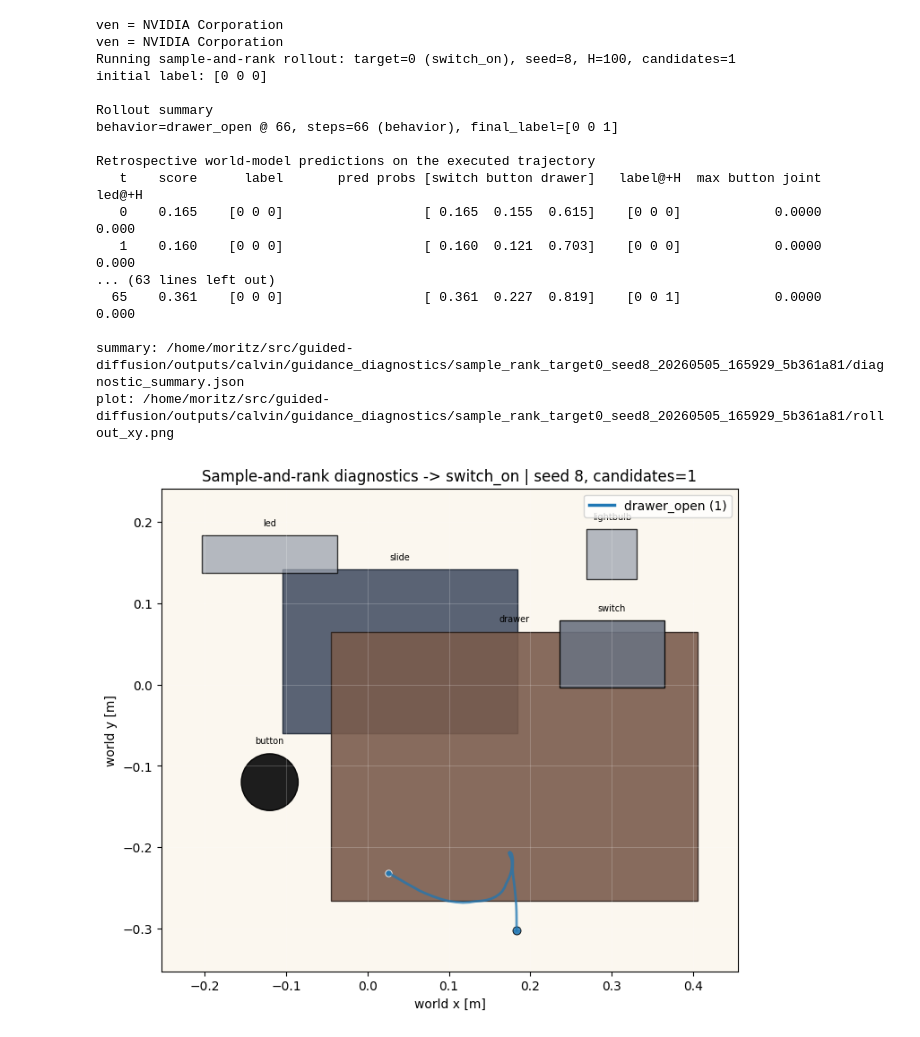
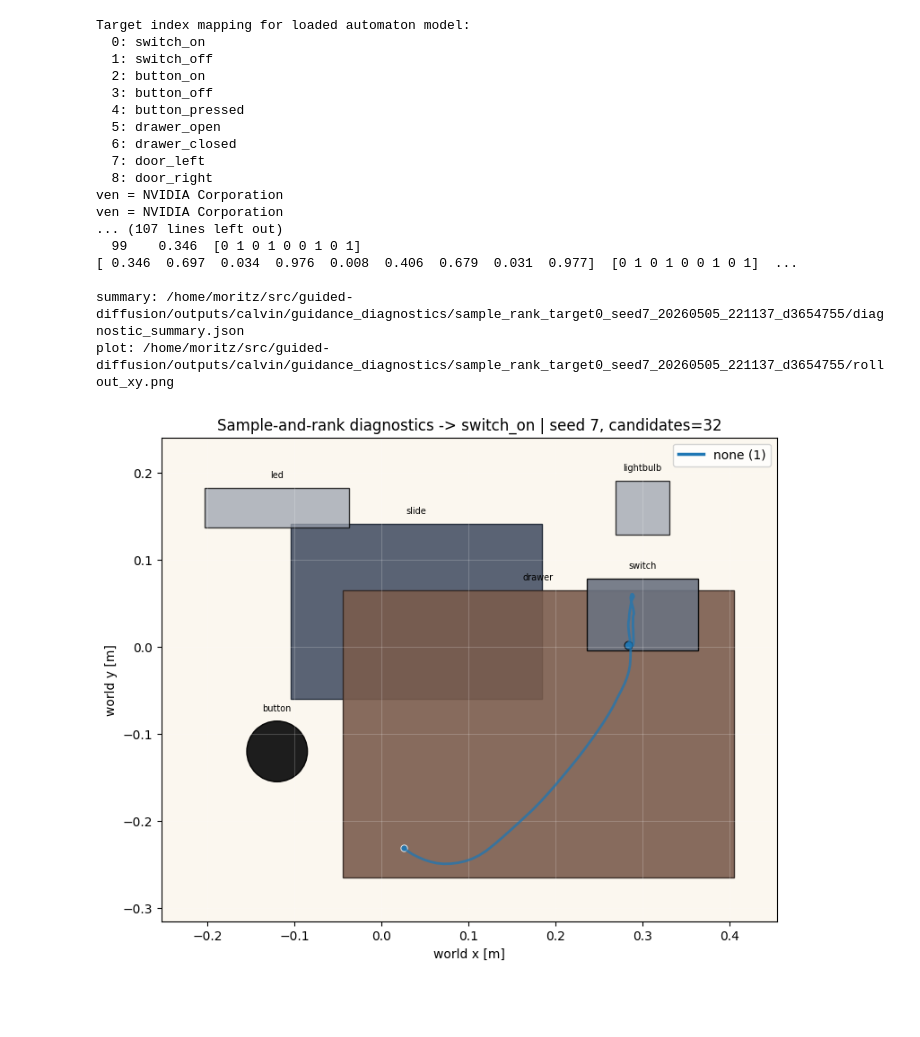
Before and after one commit to moritz-zoellner/guided-diffusion, a Jupyter notebook: calvin_experiments/guidance_diagnostics.ipynb, the cells around one changed output. Cells and saved outputs as stored; diff of their text form; code cells hidden in the pictures; blank space fills up the shorter version.

```diff
--- a/calvin_experiments/guidance_diagnostics.ipynb
+++ b/calvin_experiments/guidance_diagnostics.ipynb
@@ -34,7 +34,7 @@ import robomimic.utils.python_utils as PyUtils
 import robomimic.utils.torch_utils as TorchUtils
 
 import calvin_experiments.calvin_rollout_utils as CalvinRolloutUtils
-from calvin_experiments.label_calvin_world_model import LABEL_NAMES, label_scene_states
+from calvin_experiments.label_calvin_world_model import label_scene_states_for_names
 
 CalvinRolloutUtils = importlib.reload(CalvinRolloutUtils)
 from calvin_experiments import calvin_rollout_utils as CRU
@@ -42,11 +42,13 @@ from calvin_experiments import calvin_rollout_utils as CRU
 CONFIG_DIR = REPO_ROOT / "calvin_experiments" / "configs"
 SCENE_CONFIG_PATH = CONFIG_DIR / "blocks_hidden.json"
 CHECKPOINT_PATH = REPO_ROOT / "outputs/calvin/base_policy/calvin_D_base_dp/20260501015147/models/model_epoch_280.pth"
-AUTOMATON_CKPT_PATH = REPO_ROOT / "outputs/calvin/automaton_world_model/h8_sh64_ah96_lh8_hh96_lr0.0001_epochs80_2026-05-04_17-15-26"
+AUTOMATON_CKPT_PATH = REPO_ROOT / "outputs/calvin/automaton_world_model/h8_sh64_ah96_lh16_hh128_lr0.0003_epochs80_2026-05-05_20-38-38"
+# AUTOMATON_CKPT_PATH = REPO_ROOT / "outputs/calvin/automaton_world_model/h8_sh64_ah96_lh8_hh96_lr0.0001_epochs80_2026-05-04_17-15-26"
+# AUTOMATON_CKPT_PATH = REPO_ROOT / "outputs/calvin/automaton_world_model/h8_sh64_ah96_lh8_hh96_lr0.0003_epochs80_2026-05-05_19-25-09"
 OUTPUT_ROOT = REPO_ROOT / "outputs/calvin/guidance_diagnostics"
 
 print("repo:", REPO_ROOT)
-print("labels:", list(LABEL_NAMES))
+print("automaton path:", AUTOMATON_CKPT_PATH)
 # %% [output]
 Gym has been unmaintained since 2022 and does not support NumPy 2.0 amongst other critical functionality.
 Please upgrade to Gymnasium, the maintained drop-in replacement of Gym, or contact the authors of your software and request that they upgrade.
@@ -156,9 +185,11 @@ Target index mapping: {0: 'switch_on', 1: 'button_on', 2: 'drawer_open'}
 Device: cuda:0
 # %%
 TARGET_LABEL_IDX = 0
-N_CANDIDATES = 1
+print_target_index_mapping()
+TARGET_LABEL_IDX = validate_target_label_idx(TARGET_LABEL_IDX)
+N_CANDIDATES = 32
 HORIZON = 100
-SEED = 8
+SEED = 7
 STOP_ON_BEHAVIOR = True
 
 CRU.drop_env_quietly(globals())
@@ -190,7 +221,7 @@ detected_behavior = "none"
 detected_step = -1
 termination_reason = "horizon"
 
-print(f"Running sample-and-rank rollout: target={TARGET_LABEL_IDX} ({LABEL_NAMES[TARGET_LABEL_IDX]}), seed={SEED}, H={HORIZON}, candidates={N_CANDIDATES}")
+print(f"Running sample-and-rank rollout: target={TARGET_LABEL_IDX} ({AUTOMATON_LABEL_NAMES[TARGET_LABEL_IDX]}), seed={SEED}, H={HORIZON}, candidates={N_CANDIDATES}")
 print(f"initial label: {_format_onehot(label0.astype(int))}")
 
 for step in range(HORIZON):
@@ -208,7 +239,7 @@ for step in range(HORIZON):
             {
                 "t": int(step),
                 "target_label_idx": int(TARGET_LABEL_IDX),
-                "target_label_name": LABEL_NAMES[TARGET_LABEL_IDX],
+                "target_label_name": AUTOMATON_LABEL_NAMES[TARGET_LABEL_IDX],
                 "current_label": automaton_label.astype(int).tolist(),
                 "selected_idx": selected_idx,
                 "selected_score": float(candidate_scores[selected_idx]),
@@ -275,7 +306,8 @@ action_dim = actions_np.shape[-1] if len(actions_np) else 7
 automaton_horizon = len(automaton_stats["actions_mean"]) // action_dim
 
 print("\nRetrospective world-model predictions on the executed trajectory")
-print(f"{'t':>4}  {'score':>7}  {'label':>9}  {'pred probs [switch button drawer]':>38}  {'label@+H':>9}  {'max button joint':>16}  {'led@+H':>7}")
+prob_header = "pred probs " + str(AUTOMATON_LABEL_NAMES)
+print(f"{'t':>4}  {'score':>7}  {'label':>18}  {prob_header:>{max(38, len(prob_header))}}  {'label@+H':>18}  {'max button joint':>16}  {'led@+H':>7}")
 for t in range(len(actions_np)):
     remaining = len(actions_np) - t
     if remaining >= automaton_horizon:
@@ -285,16 +317,20 @@ for t in range(len(actions_np)):
         action_window = np.concatenate([actions_np[t:], pad], axis=0)
 
     state_t = np.concatenate([robot_np[t].reshape(-1), scene_np[t].reshape(-1)]).astype(np.float32)
-    label_t = label_scene_states(scene_np[t : t + 1])[0].astype(np.float32)
+    label_t = label_scene_states_for_names(
+        scene_np[t : t + 1], AUTOMATON_LABEL_NAMES, AUTOMATON_LABEL_THRESHOLDS
+    )[0].astype(np.float32)
     probs, _ = predict_future_label_probs(state_t, label_t, action_window[None, :, :])
     probs = probs[0]
     future_idx = min(t + automaton_horizon, len(scene_np) - 1)
-    future_label = label_scene_states(scene_np[future_idx : future_idx + 1])[0].astype(np.float32)
+    future_label = label_scene_states_for_names(
+        scene_np[future_idx : future_idx + 1], AUTOMATON_LABEL_NAMES, AUTOMATON_LABEL_THRESHOLDS
+    )[0].astype(np.float32)
     max_button_joint = float(scene_np[t : future_idx + 1, 2].max())
     led_future = float(scene_np[future_idx, 5])
     print(
-        f"{t:4d}  {probs[TARGET_LABEL_IDX]:7.3f}  {_format_onehot(label_t.astype(int)):>9}  "
-        f"{_format_probs(probs):>38}  {_format_onehot(future_label.astype(int)):>9}  "
+        f"{t:4d}  {probs[TARGET_LABEL_IDX]:7.3f}  {_format_onehot(label_t.astype(int)):>18}  "
+        f"{_format_probs(probs):>{max(38, len(prob_header))}}  {_format_onehot(future_label.astype(int)):>18}  "
         f"{max_button_joint:16.4f}  {led_future:7.3f}"
     )
     trace_records.append(
@@ -318,47 +354,47 @@ with open(summary_path, "w") as f:
     json.dump(
         {
             "target_label_idx": int(TARGET_LABEL_IDX),
-            "target_label_name": LABEL_NAMES[TARGET_LABEL_IDX],
+            "target_label_name": AUTOMATON_LABEL_NAMES[TARGET_LABEL_IDX],
             "seed": int(SEED),
             "horizon": int(HORIZON),
             "n_candidates": int(N_CANDIDATES),
             "behavior": detected_behavior,
             "behavior_step": int(detected_step),
             "termination_step": len(actions),
             "termination_reason": termination_reason,
             "initial_label": rollout["initial_label"],
             "final_label": rollout["final_label"],
             "selection_records": selection_records,
             "trace_records": trace_records,
         },
         f,
         indent=2,
     )
 
 print("\nsummary:", summary_path)
 CRU.plot_rollout_xy(
     [rollout],
     scene_snapshot,
-    f"Sample-and-rank diagnostics -> {LABEL_NAMES[TARGET_LABEL_IDX]} | seed {SEED}, candidates={N_CANDIDATES}",
+    f"Sample-and-rank diagnostics -> {AUTOMATON_LABEL_NAMES[TARGET_LABEL_IDX]} | seed {SEED}, candidates={N_CANDIDATES}",
     save_path=plot_path,
     display_inline=True,
 )
 # %% [output]
+Target index mapping for loaded automaton model:
+  0: switch_on
+  1: switch_off
+  2: button_on
+  3: button_off
+  4: button_pressed
+  5: drawer_open
+  6: drawer_closed
+  7: door_left
+  8: door_right
 ven = NVIDIA Corporation
 ven = NVIDIA Corporation
-Running sample-and-rank rollout: target=0 (switch_on), seed=8, H=100, candidates=1
-initial label: [0 0 0]
+... (107 lines left out)
+  99    0.346  [0 1 0 1 0 0 1 0 1]                                                                                [ 0.346  0.697  0.034  0.976  0.008  0.406  0.679  0.031  0.977]  [0 1 0 1 0 0 1 0 1]  ...
 
-Rollout summary
-behavior=drawer_open @ 66, steps=66 (behavior), final_label=[0 0 1]
-
-Retrospective world-model predictions on the executed trajectory
-   t    score      label       pred probs [switch button drawer]   label@+H  max button joint   led@+H
-   0    0.165    [0 0 0]                  [ 0.165  0.155  0.615]    [0 0 0]            0.0000    0.000
-   1    0.160    [0 0 0]                  [ 0.160  0.121  0.703]    [0 0 0]            0.0000    0.000
-... (63 lines left out)
-  65    0.361    [0 0 0]                  [ 0.361  0.227  0.819]    [0 0 1]            0.0000    0.000
-
-summary: /home/moritz/src/guided-diffusion/outputs/calvin/guidance_diagnostics/sample_rank_target0_seed8_20260505_165929_5b361a81/diagnostic_summary.json
-plot: /home/moritz/src/guided-diffusion/outputs/calvin/guidance_diagnostics/sample_rank_target0_seed8_20260505_165929_5b361a81/rollout_xy.png
+summary: /home/moritz/src/guided-diffusion/outputs/calvin/guidance_diagnostics/sample_rank_target0_seed7_20260505_221137_d3654755/diagnostic_summary.json
+plot: /home/moritz/src/guided-diffusion/outputs/calvin/guidance_diagnostics/sample_rank_target0_seed7_20260505_221137_d3654755/rollout_xy.png
-[figure, old version]
+[figure, new version]
```
Also changed, not shown: parts of 2 cells of this notebook, 5 other files.
